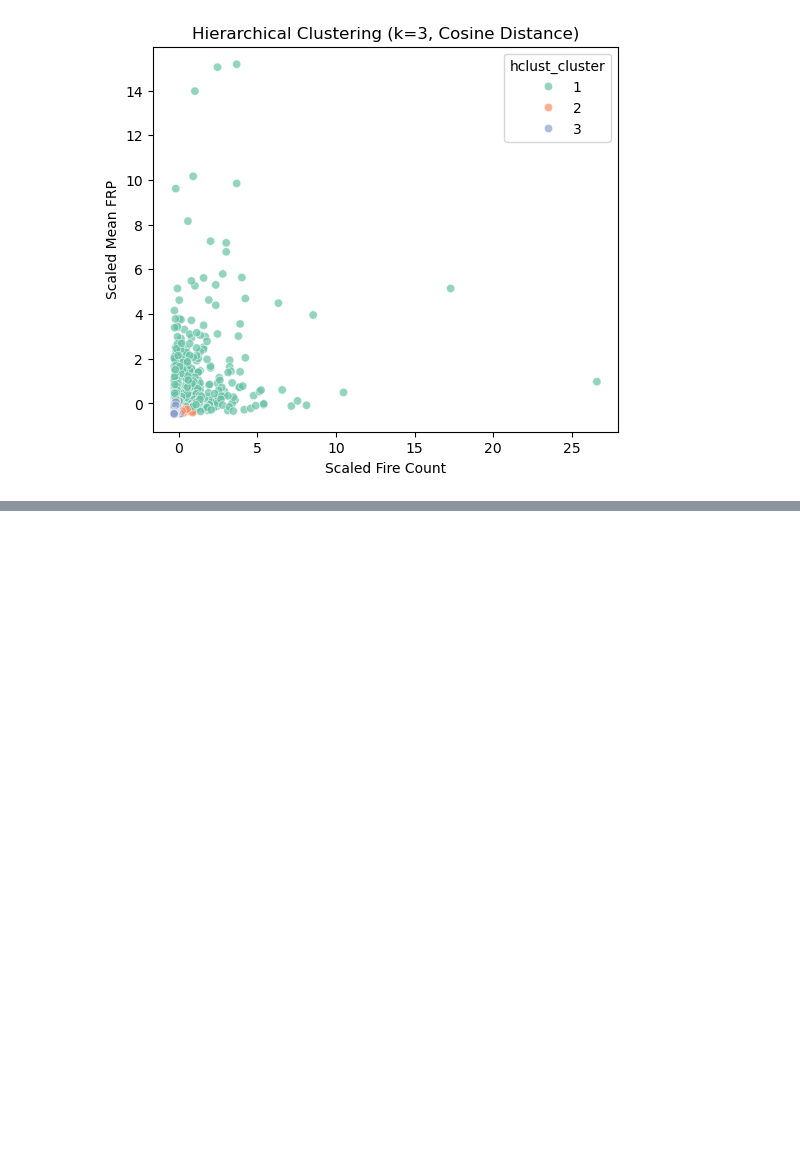
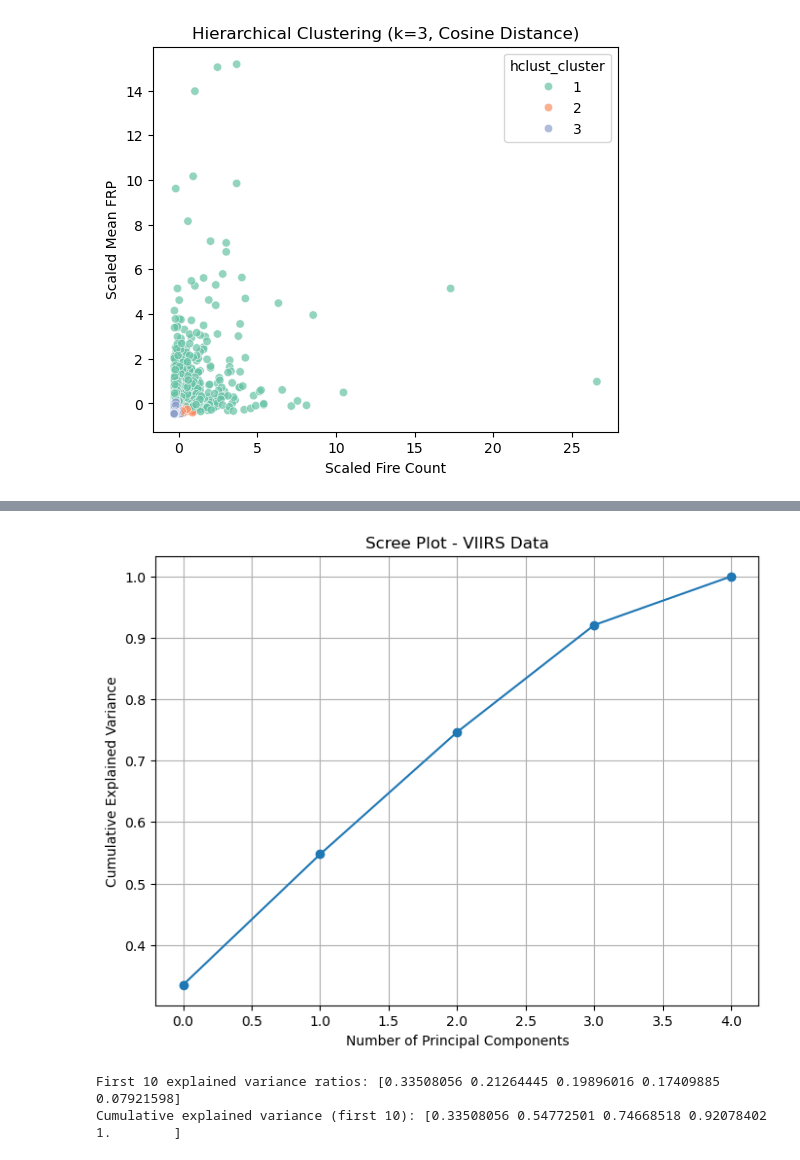
Before and after one commit to arwynlewis/machine-learning-project, a Jupyter notebook: Clustering_and_PCA.ipynb, the cells around one changed output, grey strips where cells are left out. Drawn from its saved outputs; the diff is of its cells as text; code cells hidden in the pictures; blank space fills up the shorter version.

```diff
--- a/Clustering_and_PCA.ipynb
+++ b/Clustering_and_PCA.ipynb
@@ -126,0 +129,3 @@ plt.show()
+# %%
+df_gfw_viirs = pd.read_csv("viirs_alerts_count.csv")
+df_gfw_viirs.info()
@@ -126,0 +195,40 @@ plt.show()
+# %%
+import matplotlib.pyplot as plt
+import numpy as np
+from sklearn.decomposition import PCA
+from sklearn.preprocessing import StandardScaler
+import pandas as pd
+
+# Clean the data: drop rows with missing values
+viirs_clean = df_gfw_viirs.dropna().copy()
+
+# Encode the categorical variable
+viirs_clean = pd.get_dummies(viirs_clean, columns=['confidence__cat'], drop_first=True)
+
+# Standardize numeric variables
+scaler = StandardScaler()
+viirs_scaled = scaler.fit_transform(viirs_clean)
+
+# Run PCA without limiting components
+pca = PCA()
+viirs_pca = pca.fit_transform(viirs_scaled)
+
+# Explained variance ratio
+explained_variance = pca.explained_variance_ratio_
+
+# Scree plot (cumulative explained variance)
+plt.figure(figsize=(8,6))
+plt.plot(np.cumsum(explained_variance), marker='o')
+plt.xlabel("Number of Principal Components")
+plt.ylabel("Cumulative Explained Variance")
+plt.title("Scree Plot - VIIRS Data")
+plt.grid(True)
+plt.show()
+
+# Print first 10 components' variance
+print("First 10 explained variance ratios:", explained_variance[:10])
+print("Cumulative explained variance (first 10):", np.cumsum(explained_variance)[:10])
+# %% [output]
+[figure, added]
+First 10 explained variance ratios: [0.33508056 0.21264445 0.19896016 0.17409885 0.07921598]
+Cumulative explained variance (first 10): [0.33508056 0.54772501 0.74668518 0.92078402 1.        ]
```
Also changed, not shown: parts of 5 cells of this notebook.
